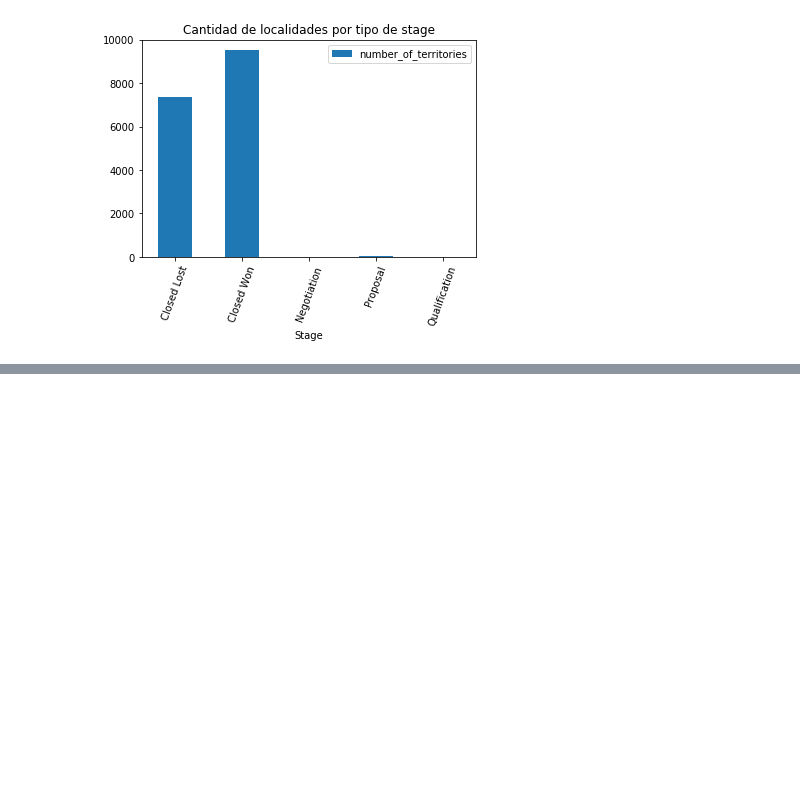
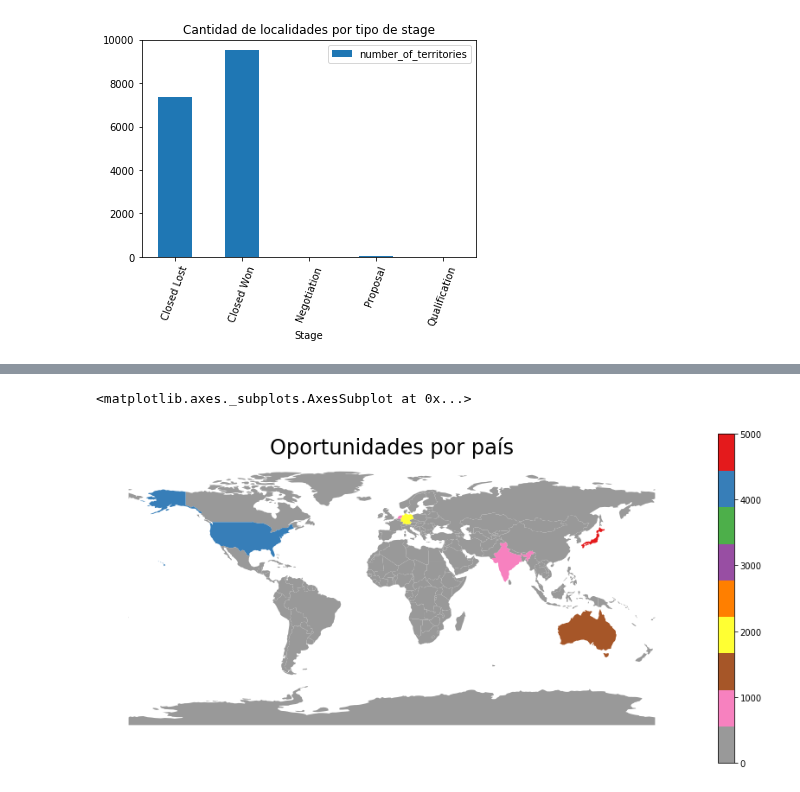
Before and after one commit to FernandoSinisi/Orga-Datos-2C-2020, a Jupyter notebook: TP1/Graficos.ipynb, the cells around one changed output, grey strips where cells are left out. Drawn from its saved outputs; the diff is of its cells as text; code cells hidden in the pictures; blank space fills up the shorter version.

```diff
--- a/TP1/Graficos.ipynb
+++ b/TP1/Graficos.ipynb
@@ -192,0 +240,16 @@ plot.show(block=True)
+# %%
+#acomodar datos de geo para permitir el merge con world
+df_geo = df.loc[:,["Opportunity_Name","Billing_Country","Territory","Region"]]
+df_geo['Billing_Country'] = df_geo['Billing_Country'].fillna(df['Territory'])
+df_geo['Billing_Country'] = df_geo['Billing_Country'].replace("United States", "United States of America")
+df_geo['Billing_Country'] = df_geo['Billing_Country'].replace("Korea, Republic of", "South Korea")
+df_geo['Billing_Country'] = df_geo['Billing_Country'].replace("Korea, Democratic People's Republic of", "North Korea")
+df_geo['Billing_Country'] = df_geo['Billing_Country'].replace("Reunion", "France")
+df_geo['Billing_Country'] = df_geo['Billing_Country'].replace("Macedonia, the former Yugoslav Republic of", "Macedonia")
+df_geo['Billing_Country'] = df_geo['Billing_Country'].replace("Bosnia and Herzegovina", "Bosnia and Herz.")
+df_geo['Billing_Country'] = df_geo['Billing_Country'].replace("Dominican Republic", "Dominican Rep.")
+df_geo['Billing_Country'] = df_geo['Billing_Country'].replace("Viet Nam", "Vietnam")
+df_geo['Billing_Country'] = df_geo['Billing_Country'].replace("Czech Republic", "Czechia")
+df_geo = df_geo.groupby("Billing_Country").agg({"Opportunity_Name":"count"})
+df_geo = df_geo.rename(columns={"Opportunity_Name":"count"})
+df_geo
@@ -192,0 +271,6 @@ plot.show(block=True)
+# %%
+dfmerge = world.merge(how="left",right=df_geo,right_on="Billing_Country",left_on="name")
+dfmerge['count_log'] = np.log(dfmerge['count'])
+dfmerge["count"] = dfmerge["count"].fillna(0)
+dfmerge["count_log"] = dfmerge["count_log"].fillna(0)
+dfmerge.nlargest(10,"count")
@@ -192,0 +289,10 @@ plot.show(block=True)
+# %%
+fig, ax = plt.subplots(1, figsize=(15, 7))
+ax.axis('off')
+plt.title('Oportunidades por país',size=24)
+sm = plt.cm.ScalarMappable(cmap='Set1_r', norm=plt.Normalize(vmin=0, vmax=5000))
+cbar = fig.colorbar(sm)
+dfmerge.plot(column='count',cmap='Set1_r',ax=ax)
+# %% [output]
+<matplotlib.axes._subplots.AxesSubplot at 0x...>
+[figure, added]
```
Also changed, not shown: parts of 8 cells of this notebook, 5 other files.
